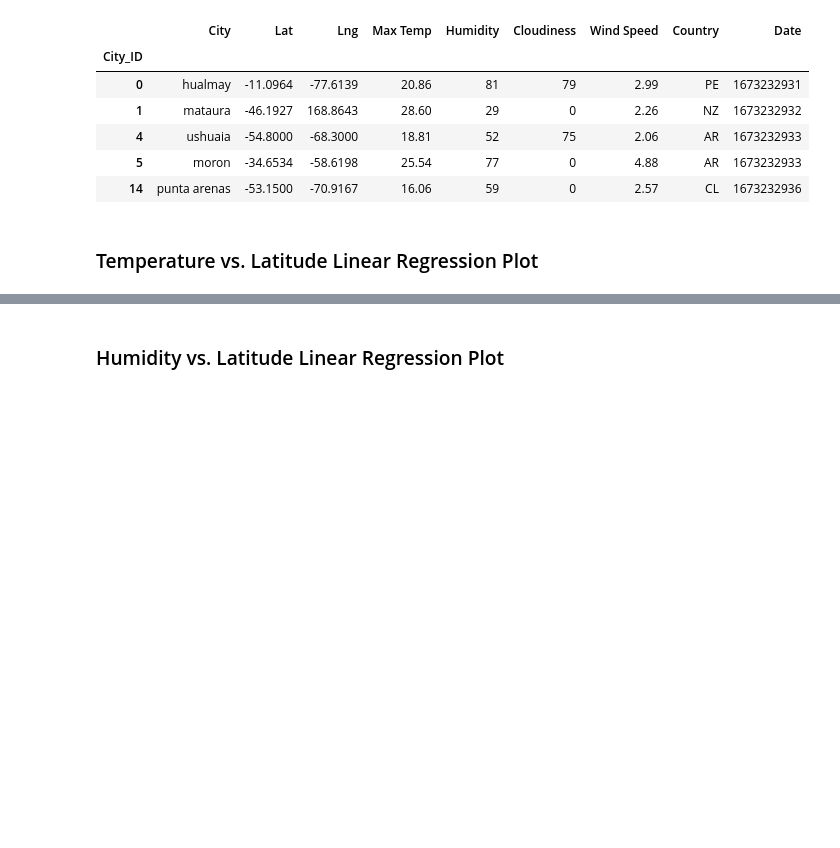
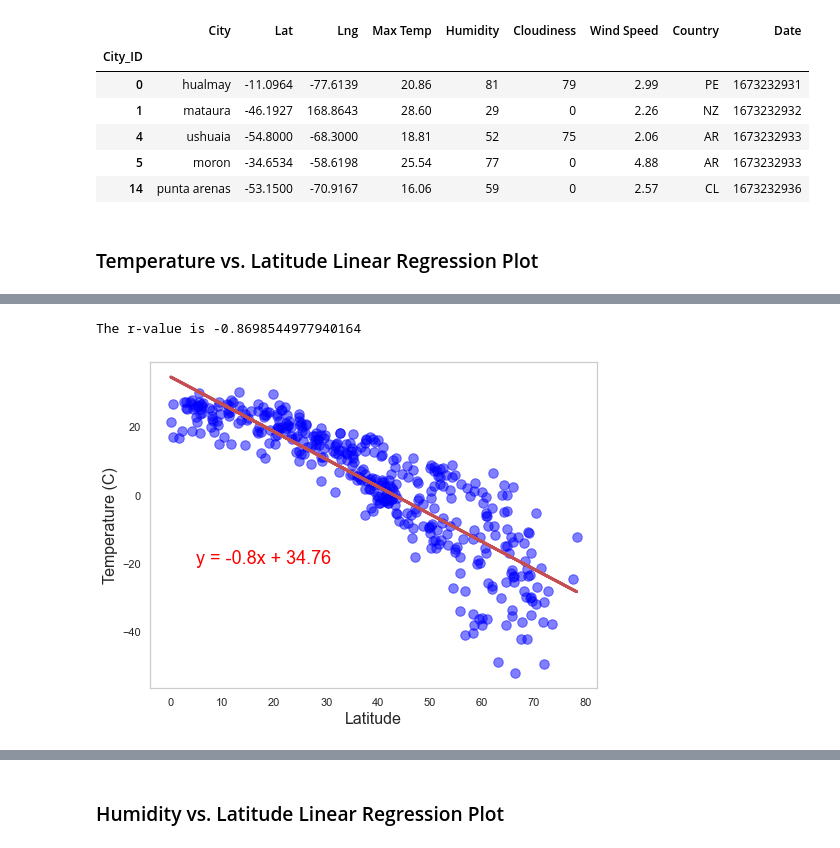
Before and after one commit to jonowood/python-api-challenge, a Jupyter notebook: WeatherPy/WeatherPy.ipynb, the cells around one changed output, grey strips where cells are left out. Cells and saved outputs as stored; diff of their text form; code cells hidden in the pictures; blank space fills up the shorter version.

Commit message:
plots plots and plots

```diff
--- a/WeatherPy/WeatherPy.ipynb
+++ b/WeatherPy/WeatherPy.ipynb
@@ -307,17 +307,17 @@ plt.show()
 ## Requirement 2: Compute Linear Regression for Each Relationship
 # %%
 # Define a function to create Linear Regression plots
-def linearRegression(x_values,y_values,regEQplotX,regEQplotY,y_label):
+def linearRegression(x_values,y_values, regEQplotX, regEQplotY, ylabel):
     (slope, intercept, rvalue, pvalue, stderr) = linregress(x_values, y_values)
     regress_values = x_values * slope + intercept
     line_eq = "y = " + str(round(slope,2)) + "x + " + str(round(intercept,2))
-    plt.scatter(x_values,y_values)
-    plt.plot(x_values,regress_values,"r-")
-    print(f'The r-square is {rvalue}')
-    print(line_eq)
-    plt.annotate(line_eq,(regEQplotX,regEQplotY),fontsize=15,color="red")
-    plt.xlabel('Latitude')
-    plt.ylabel(f'{y_label}')
+    plt.scatter(x_values,y_values, 90, marker="o", facecolors="blue", alpha=0.5)
+    plt.plot(x_values,regress_values,"r-", linewidth=3)
+    plt.grid(True)
+    print(f'The r-value is {rvalue}')
+    plt.annotate(line_eq,(regEQplotX,regEQplotY),fontsize=18,color="red")
+    plt.xlabel('Latitude', fontsize=16)
+    plt.ylabel(f'{ylabel}', fontsize=16)
     plt.grid()
 # %%
 # Create a DataFrame with the Northern Hemisphere data (Latitude >= 0)
@@ -363,0 +352,9 @@ The r-value is: 0.4121057168607245
+# %%
+# Linear regression on Northern Hemisphere
+x_plot = northern_hemi_df["Lat"]
+y_plot = northern_hemi_df["Max Temp"]
+linearRegression(x_plot, y_plot, 5, -20, "Temperature (C)")
+plt.savefig("output_data/Fig5.png")
+# %% [output]
+The r-value is -0.8698544977940164
+[figure, added]
```
Also changed, not shown: parts of 17 cells of this notebook, 8 other files.
